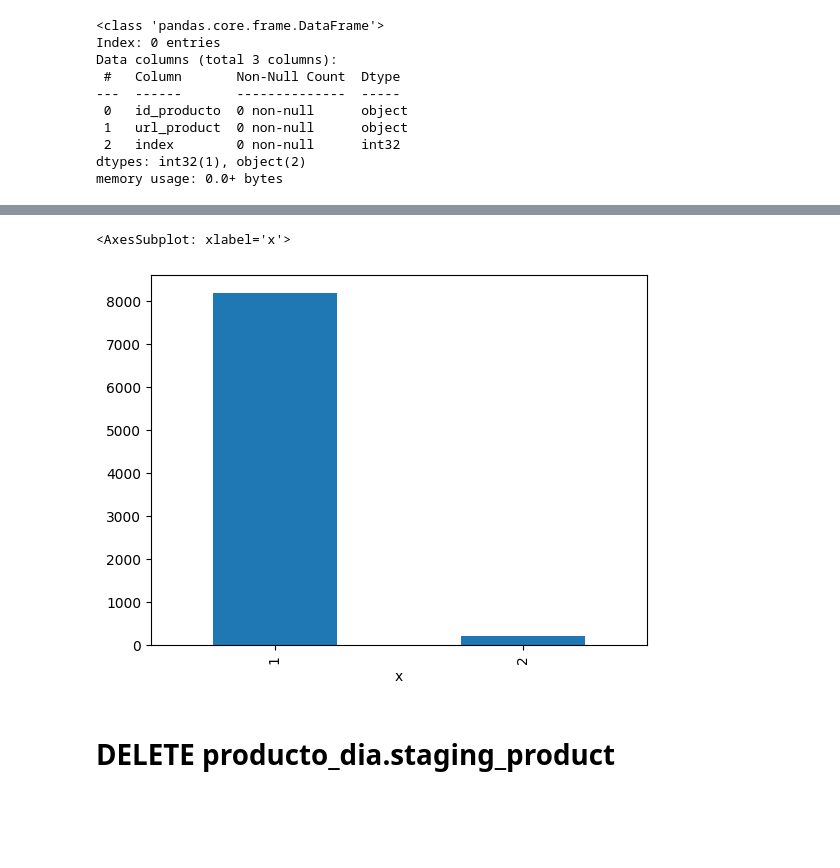
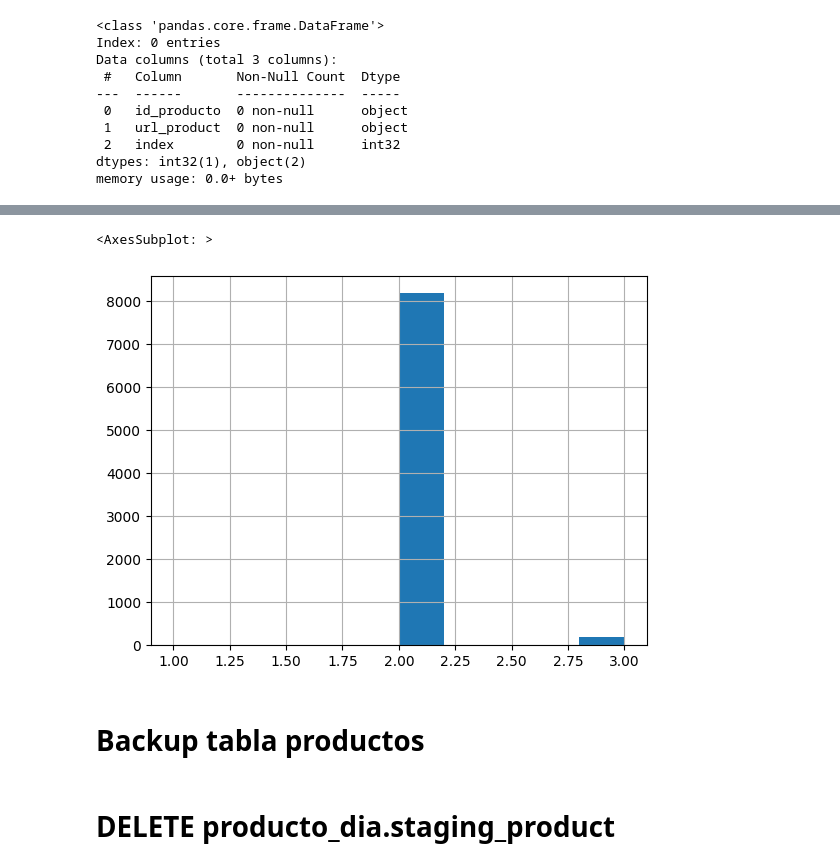
Before and after one commit to cperezh/FoodECommerceScraper, a Jupyter notebook: source/Producto_DIA_DP/Pruebas.ipynb, the cells around one changed output, grey strips where cells are left out. Saved outputs shown, nothing was run; the diff lists cells and outputs as text; code cells hidden in the pictures; blank space fills up the shorter version.

```diff
--- a/source/Producto_DIA_DP/Pruebas.ipynb
+++ b/source/Producto_DIA_DP/Pruebas.ipynb
@@ -108,9 +110,7 @@ Series([], Name: product_id, dtype: int64)
-# %%
-df2 = df.groupby("product_id")["product_id"].agg(x=("count"))
-
-#df2.groupby("x").agg(tot=("x","count")).plot(kind="bar")
-
-df2.groupby("x")["x"].count().plot(kind="bar")
-# %% [output]
-<AxesSubplot: xlabel='x'>
-[figure, removed]
+# %%
+dfp_producto_dim.groupby("product_id")["product_id"].count().hist()
+# %% [output]
+<AxesSubplot: >
+[figure, added]
+# %% [markdown]
+# Backup tabla productos
```
Also changed, not shown: parts of 7 cells of this notebook.
